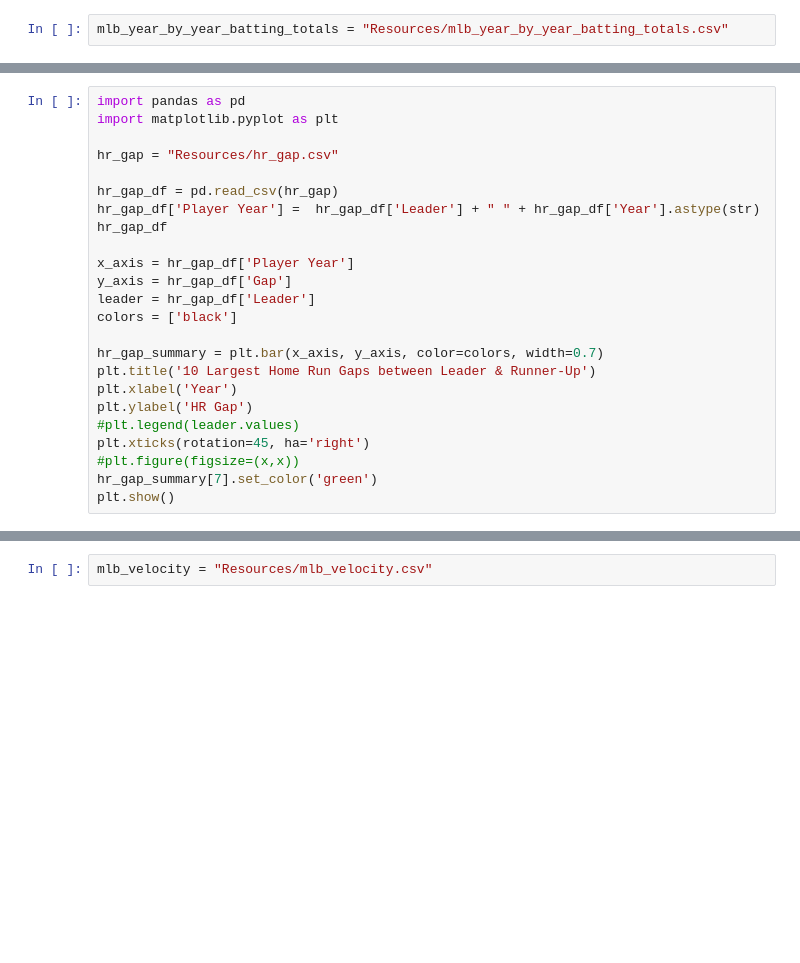
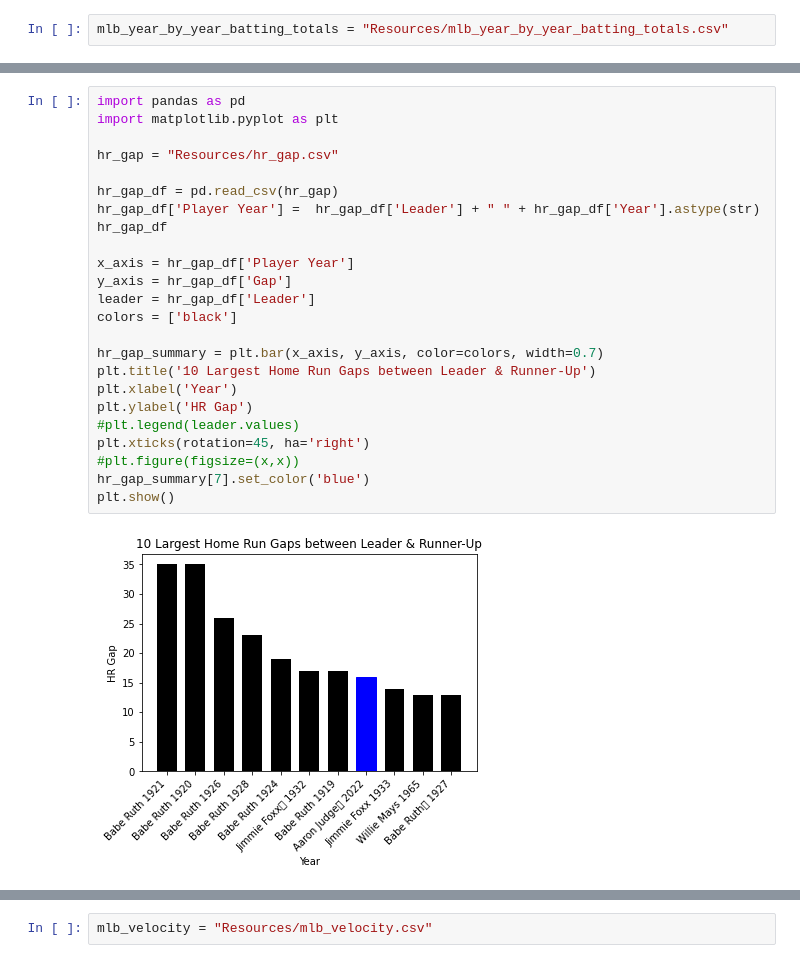
Before and after one commit to amcclure0/All_Rise_Project1, a Jupyter notebook: testing.ipynb, the cells around one changed output, grey strips where cells are left out. Cells and saved outputs as stored; diff of their text form; blank space fills up the shorter version.

```diff
--- a/testing.ipynb
+++ b/testing.ipynb
@@ -40,27 +79,29 @@ plt.show()
 # %%
 import pandas as pd
 import matplotlib.pyplot as plt
 
 hr_gap = "Resources/hr_gap.csv"
 
 hr_gap_df = pd.read_csv(hr_gap)
 hr_gap_df['Player Year'] =  hr_gap_df['Leader'] + " " + hr_gap_df['Year'].astype(str)
 hr_gap_df
 
 x_axis = hr_gap_df['Player Year']
 y_axis = hr_gap_df['Gap']
 leader = hr_gap_df['Leader']
 colors = ['black']
 
 hr_gap_summary = plt.bar(x_axis, y_axis, color=colors, width=0.7)
 plt.title('10 Largest Home Run Gaps between Leader & Runner-Up')
 plt.xlabel('Year')
 plt.ylabel('HR Gap')
 #plt.legend(leader.values)
 plt.xticks(rotation=45, ha='right')
 #plt.figure(figsize=(x,x))
-hr_gap_summary[7].set_color('green')
+hr_gap_summary[7].set_color('blue')
 plt.show()
+# %% [output]
+[figure, added]
 # %%
 import pandas as pd
 import matplotlib.pyplot as plt
```
Also changed, not shown: parts of 12 cells of this notebook.
